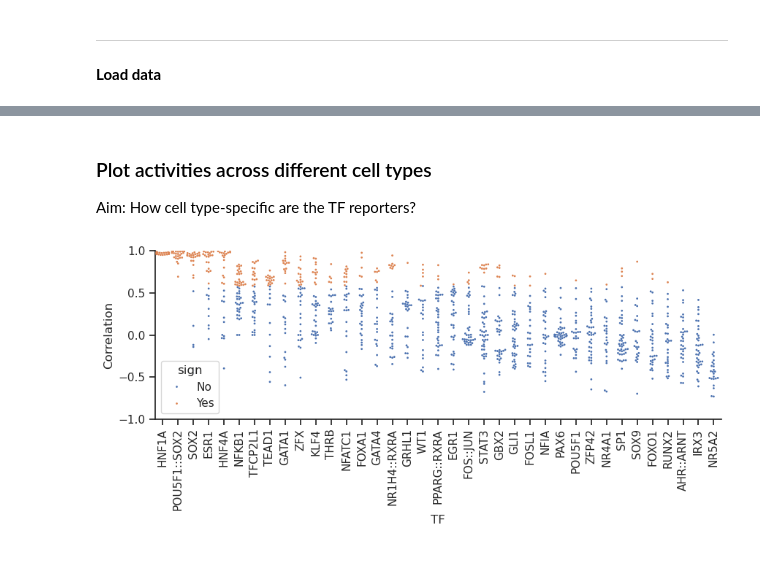
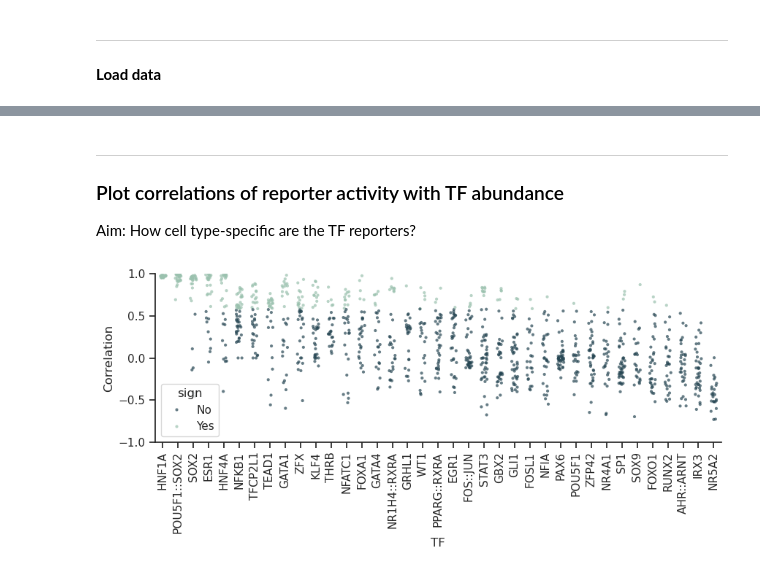
Before and after one commit to mtrauernicht/TF_MPRA, a Jupyter notebook: py_analysis/Fig_4_TFspecificity.ipynb, the cells around one changed output, grey strips where cells are left out. Saved outputs shown, nothing was run; the diff lists cells and outputs as text; code cells hidden in the pictures.

```diff
--- a/py_analysis/Fig_4_TFspecificity.ipynb
+++ b/py_analysis/Fig_4_TFspecificity.ipynb
@@ -52,31 +50,32 @@ rna_correlations_df
 # %% [markdown]
-### Plot activities across different cell types
+---
+### Plot correlations of reporter activity with TF abundance
 Aim: How cell type-specific are the TF reporters?
 # %%
 # Filter the dataframe
 filtered_df = rna_correlations_df[rna_correlations_df['reasonable'] == 'Yes']
 filtered_df = filtered_df[['reporter_id', 'cor_pval', 'cor', 'tf', 'commercial_reporter']].drop_duplicates()
 
 # Add a new column 'sign'
 filtered_df['sign'] = ['Yes' if pval > 1 else 'No' for pval in filtered_df['cor_pval']]
 
 # Calculate mean correlation per TF
 filtered_df['mean_cor'] = filtered_df.groupby('tf')['cor'].transform('mean')
 
-# Plot the data, combine swarmplot and violinplot
+# Plot the data, combine stripplot and violinplot
 plt.figure(figsize=(10, 3))
 ## Remove grid
 sns.set(style='ticks')
-## Create swarmplot, color matches p-value
-sns.swarmplot(x='tf', y='cor', data=filtered_df, order=filtered_df.groupby('tf')['mean_cor'].mean().sort_values(ascending=False).index, hue = 'sign', size=2, dodge=False)
+## Create stripplot, color matches p-value
+sns.stripplot(x='tf', y='cor', data=filtered_df, order=filtered_df.groupby('tf')['mean_cor'].mean().sort_values(ascending=False).index, hue = 'sign', size=3, jitter=0.2, palette=['#264653', '#9AC1AE'], alpha=0.7)
 plt.ylim(-1, 1)
 plt.xticks(rotation=90)
 sns.despine()
 ## Set axis labels
 plt.xlabel('TF')
 plt.ylabel('Correlation')
 ## Save figure to pdf
-plt.savefig('/DATA/usr/m.trauernicht/projects/SuRE-TF/figures/rna_correlations_swarmplot.pdf', bbox_inches='tight')
+plt.savefig('/DATA/usr/m.trauernicht/projects/SuRE-TF/figures/Figure_4/rna_correlations_stripplot.pdf', bbox_inches='tight')
 plt.show();
 # %% [output]
-[figure, old version]
+[figure, new version]
```
Also changed, not shown: parts of 19 cells of this notebook, 3 other files.
